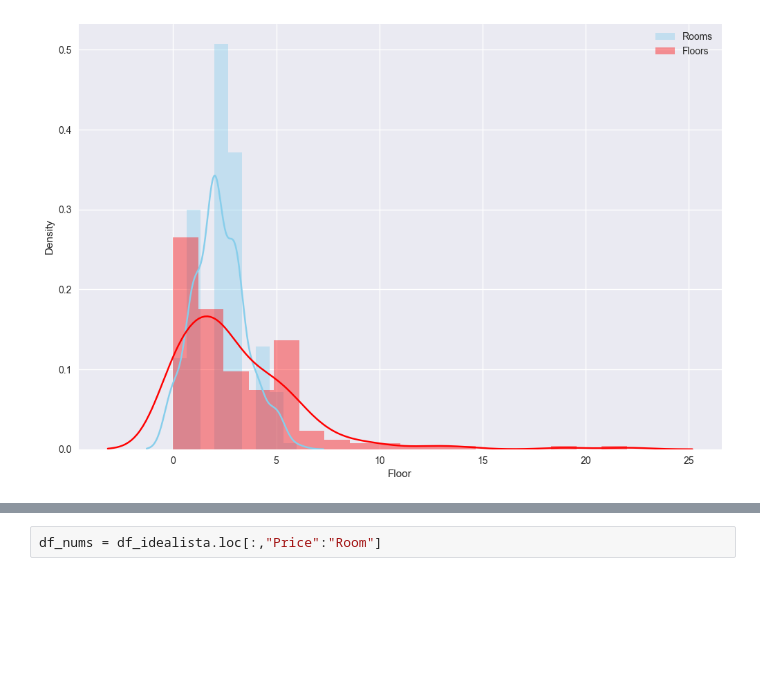
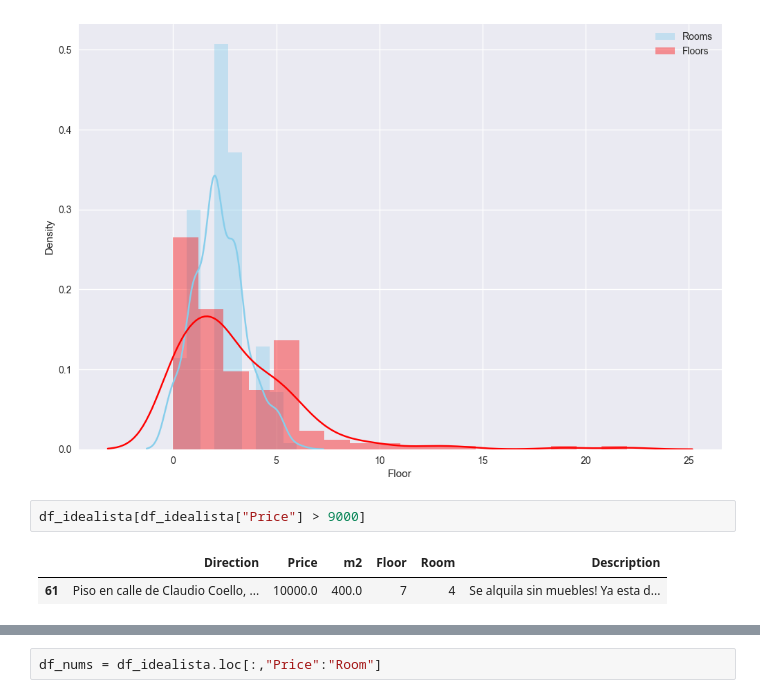
Before and after one commit to Alkaeee/EDA, a Jupyter notebook: src/notebooks/idealista_analytic.ipynb, the cells around one changed output, grey strips where cells are left out. Cells and saved outputs as stored; diff of their text form; blank space fills up the shorter version.

```diff
--- a/src/notebooks/idealista_analytic.ipynb
+++ b/src/notebooks/idealista_analytic.ipynb
@@ -155,6 +196,11 @@ https://gist.github.com/mwaskom/de44147ed2974457ad6372750bbe5751
   sns.distplot(df_idealista["Floor"] , color="red", kde=True, label="Floors")
 [figure]
 [figure]
+# %%
+df_idealista[df_idealista["Price"] > 9000]
+# %% [output]
+|  | Direction | Price | m2 | Floor | Room | Description |
+| 61 | Piso en calle de Claudio Coello, ... | 10000.0 | 400.0 | 7 | 4 | Se alquila sin muebles! Ya esta d... |
 # %%
 plt.figure(figsize=(12,8))
 sns.scatterplot(x=df_idealista['m2'],
```
Also changed, not shown: parts of 17 cells of this notebook, 4 other files.
